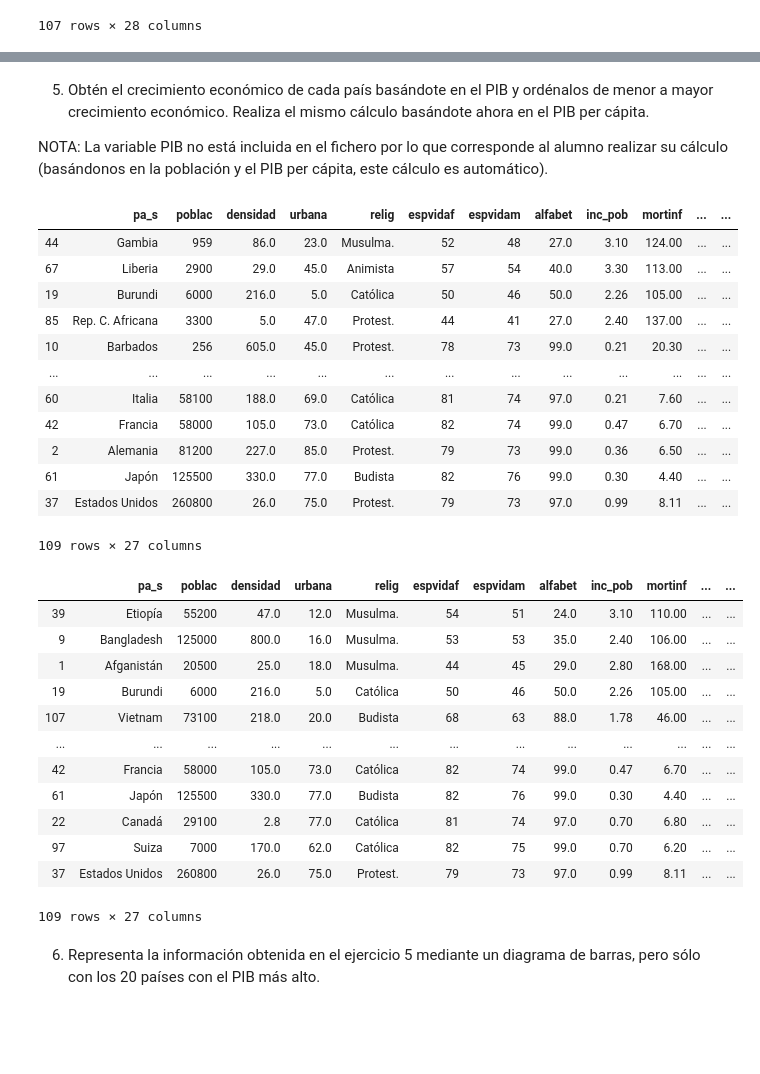
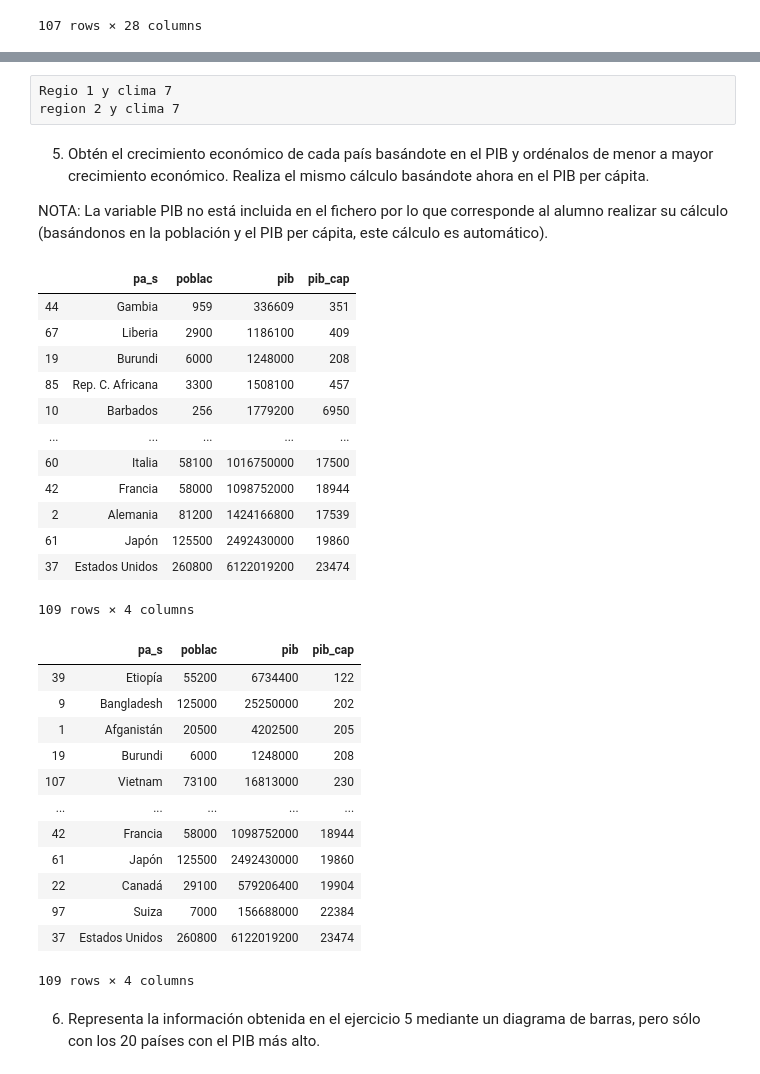
Before and after one commit to AnaFernandezCruz/ProgramacionOrientadaCD, a Jupyter notebook: PracticaPythonModoJesus.ipynb, the cells around one changed output, grey strips where cells are left out. Saved outputs shown, nothing was run; the diff lists cells and outputs as text; code cells hidden in the pictures; blank space fills up the shorter version.

```diff
--- a/PracticaPythonModoJesus.ipynb
+++ b/PracticaPythonModoJesus.ipynb
@@ -215,40 +234,46 @@ df_merged.sort_values(by=['tasa_nat.Mean', 'tasa_mor.Mean'] ,ascending=False)
+# %% [raw]
+Regio 1 y clima 7
+region 2 y clima 7
 # %% [markdown]
 5. Obtén el crecimiento económico de cada país basándote en el PIB y ordénalos de menor a mayor crecimiento económico. Realiza el mismo cálculo basándote ahora en el PIB per cápita.
 
 NOTA: La variable PIB no está incluida en el fichero por lo que corresponde al alumno realizar su cálculo (basándonos en la población y el PIB per cápita, este cálculo es automático).
 # %%
 df['pib'] = df.pib_cap * df.poblac
-df.sort_values(by=['pib'] ,ascending=True)
+dfSort_PIB = df.sort_values(by=['pib'] ,ascending=True)
+
+dfSort_PIB[['pa_s','poblac','pib','pib_cap']]
 # %% [output]
-|  | pa_s | poblac | densidad | urbana | relig | espvidaf | espvidam | alfabet | inc_pob | mortinf | ... | ... |
-| 44 | Gambia | 959 | 86.0 | 23.0 | Musulma. | 52 | 48 | 27.0 | 3.10 | 124.00 | ... | ... |
-| 67 | Liberia | 2900 | 29.0 | 45.0 | Animista | 57 | 54 | 40.0 | 3.30 | 113.00 | ... | ... |
-| 19 | Burundi | 6000 | 216.0 | 5.0 | Católica | 50 | 46 | 50.0 | 2.26 | 105.00 | ... | ... |
-| 85 | Rep. C. Africana | 3300 | 5.0 | 47.0 | Protest. | 44 | 41 | 27.0 | 2.40 | 137.00 | ... | ... |
-| 10 | Barbados | 256 | 605.0 | 45.0 | Protest. | 78 | 73 | 99.0 | 0.21 | 20.30 | ... | ... |
-| ... | ... | ... | ... | ... | ... | ... | ... | ... | ... | ... | ... | ... |
-| 60 | Italia | 58100 | 188.0 | 69.0 | Católica | 81 | 74 | 97.0 | 0.21 | 7.60 | ... | ... |
-| 42 | Francia | 58000 | 105.0 | 73.0 | Católica | 82 | 74 | 99.0 | 0.47 | 6.70 | ... | ... |
-| 2 | Alemania | 81200 | 227.0 | 85.0 | Protest. | 79 | 73 | 99.0 | 0.36 | 6.50 | ... | ... |
-| 61 | Japón | 125500 | 330.0 | 77.0 | Budista | 82 | 76 | 99.0 | 0.30 | 4.40 | ... | ... |
-| 37 | Estados Unidos | 260800 | 26.0 | 75.0 | Protest. | 79 | 73 | 97.0 | 0.99 | 8.11 | ... | ... |
+|  | pa_s | poblac | pib | pib_cap |
+| 44 | Gambia | 959 | 336609 | 351 |
+| 67 | Liberia | 2900 | 1186100 | 409 |
+| 19 | Burundi | 6000 | 1248000 | 208 |
+| 85 | Rep. C. Africana | 3300 | 1508100 | 457 |
+| 10 | Barbados | 256 | 1779200 | 6950 |
+| ... | ... | ... | ... | ... |
+| 60 | Italia | 58100 | 1016750000 | 17500 |
+| 42 | Francia | 58000 | 1098752000 | 18944 |
+| 2 | Alemania | 81200 | 1424166800 | 17539 |
+| 61 | Japón | 125500 | 2492430000 | 19860 |
+| 37 | Estados Unidos | 260800 | 6122019200 | 23474 |
-109 rows × 27 columns
+109 rows × 4 columns
 # %%
-df.sort_values(by=['pib_cap'] ,ascending=True)
+dfSort_PibCap = df.sort_values(by=['pib_cap'] ,ascending=True)
+dfSort_PibCap[['pa_s','poblac','pib','pib_cap']]
 # %% [output]
-|  | pa_s | poblac | densidad | urbana | relig | espvidaf | espvidam | alfabet | inc_pob | mortinf | ... | ... |
-| 39 | Etiopía | 55200 | 47.0 | 12.0 | Musulma. | 54 | 51 | 24.0 | 3.10 | 110.00 | ... | ... |
-| 9 | Bangladesh | 125000 | 800.0 | 16.0 | Musulma. | 53 | 53 | 35.0 | 2.40 | 106.00 | ... | ... |
-| 1 | Afganistán | 20500 | 25.0 | 18.0 | Musulma. | 44 | 45 | 29.0 | 2.80 | 168.00 | ... | ... |
-| 19 | Burundi | 6000 | 216.0 | 5.0 | Católica | 50 | 46 | 50.0 | 2.26 | 105.00 | ... | ... |
-| 107 | Vietnam | 73100 | 218.0 | 20.0 | Budista | 68 | 63 | 88.0 | 1.78 | 46.00 | ... | ... |
-| ... | ... | ... | ... | ... | ... | ... | ... | ... | ... | ... | ... | ... |
-| 42 | Francia | 58000 | 105.0 | 73.0 | Católica | 82 | 74 | 99.0 | 0.47 | 6.70 | ... | ... |
-| 61 | Japón | 125500 | 330.0 | 77.0 | Budista | 82 | 76 | 99.0 | 0.30 | 4.40 | ... | ... |
-| 22 | Canadá | 29100 | 2.8 | 77.0 | Católica | 81 | 74 | 97.0 | 0.70 | 6.80 | ... | ... |
-| 97 | Suiza | 7000 | 170.0 | 62.0 | Católica | 82 | 75 | 99.0 | 0.70 | 6.20 | ... | ... |
-| 37 | Estados Unidos | 260800 | 26.0 | 75.0 | Protest. | 79 | 73 | 97.0 | 0.99 | 8.11 | ... | ... |
+|  | pa_s | poblac | pib | pib_cap |
+| 39 | Etiopía | 55200 | 6734400 | 122 |
+| 9 | Bangladesh | 125000 | 25250000 | 202 |
+| 1 | Afganistán | 20500 | 4202500 | 205 |
+| 19 | Burundi | 6000 | 1248000 | 208 |
+| 107 | Vietnam | 73100 | 16813000 | 230 |
+| ... | ... | ... | ... | ... |
+| 42 | Francia | 58000 | 1098752000 | 18944 |
+| 61 | Japón | 125500 | 2492430000 | 19860 |
+| 22 | Canadá | 29100 | 579206400 | 19904 |
+| 97 | Suiza | 7000 | 156688000 | 22384 |
+| 37 | Estados Unidos | 260800 | 6122019200 | 23474 |
-109 rows × 27 columns
+109 rows × 4 columns
 # %% [markdown]
 6. Representa  la  información  obtenida  en  el  ejercicio  5  mediante  un  diagrama  de barras, pero sólo con los 20 países con el PIB más alto.
 # %%
```
Also changed, not shown: parts of 4 cells of this notebook.
